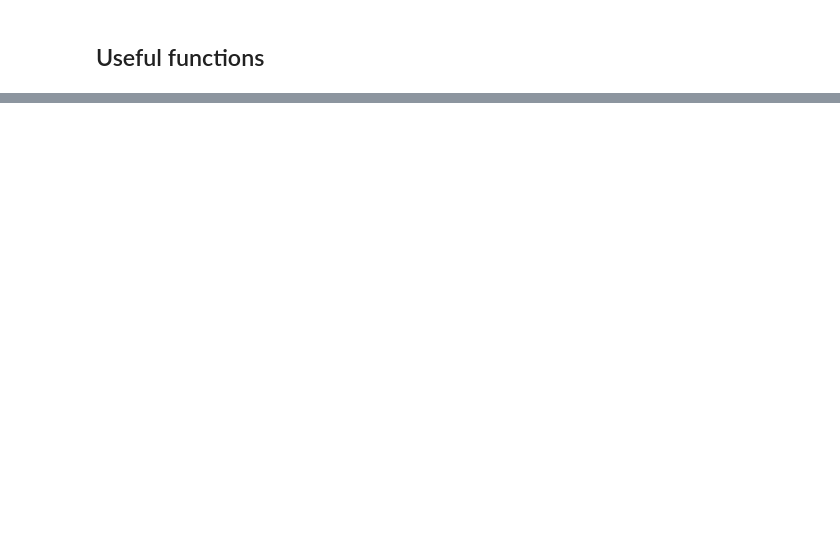
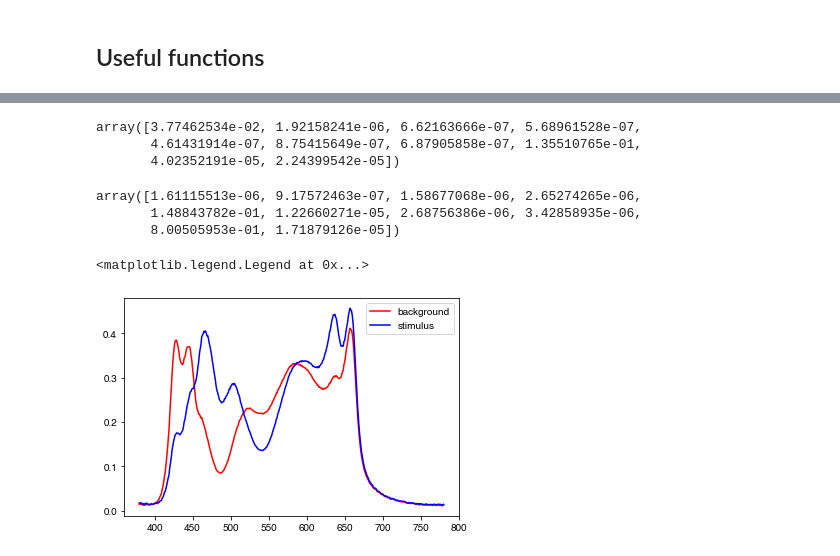
Before and after one commit to PyPlr/cvd_pupillometry, a Jupyter notebook: notebooks/silent_substitution_STLAB.ipynb, the cells around one changed output, grey strips where cells are left out. Cells and saved outputs as stored; diff of their text form; code cells hidden in the pictures; blank space fills up the shorter version.

```diff
--- a/notebooks/silent_substitution_STLAB.ipynb
+++ b/notebooks/silent_substitution_STLAB.ipynb
@@ -48,0 +59,4 @@ ao
+# %%
+y= d.loc[1]
+x = y.index
+x/4095
@@ -82,13 +128,18 @@ def cone_contrast_calculator(x, d):
                          (smlr2.L-smlr1.L)/smlr1.L])
     return contrast
 # %%
-# Random start
+from scipy.optimize import minimize, Bounds, NonlinearConstraint
+from pyplr.CIE import get_CIES026
+
+
+# random start
 x0 = np.random.rand(1, 20)[0]
-#x0 = es.x
-from scipy.optimize import minimize, Bounds
+bounds = Bounds(np.ones((20))*0, np.ones((20))*1)
 
-# data
-d = cc.aopic
+# aopic from original measurements
+sss = get_CIES026(asdf=True)
+sss.fillna(0, inplace=True)
+d = cc.data.dot(sss)
 
 # Set up the bounds
 bounds = Bounds(np.ones((20))*0, np.ones((20))*1)
@@ -98,11 +149,15 @@ cons = {'type': 'eq',
        'args': (d,)
        }
 
+#def func(x, d):
+#    return pow(cone_contrast_calculator(2, d), 2)
+#nlc = NonlinearConstraint(func, 0,1)
+
 es = minimize(melanopsin_contrast_calculator,
               x0,
               method='trust-constr',
               args=cons['args'],
               constraints=cons,
-              options={'verbose':1, 'maxiter' : 10000},
+              options={'verbose':1, 'maxiter': 20000},
               bounds=bounds)
 # %% [output]
@@ -138,0 +193,15 @@ array([ 1.21934149e-04,  2.92114023e-05, -1.93904808e-05])
+# %%
+low = es.x[0:10]
+high = es.x[10:20]
+# %%
+low
+# %% [output]
+array([3.77462534e-02, 1.92158241e-06, 6.62163666e-07, 5.68961528e-07,
+       4.61431914e-07, 8.75415649e-07, 6.87905858e-07, 1.35510765e-01,
+       4.02352191e-05, 2.24399542e-05])
+# %%
+high
+# %% [output]
+array([1.61115513e-06, 9.17572463e-07, 1.58677068e-06, 2.65274265e-06,
+       1.48843782e-01, 1.22660271e-05, 2.68756386e-06, 3.42858935e-06,
+       8.00505953e-01, 1.71879126e-05])
@@ -138,0 +211,17 @@ array([ 1.21934149e-04,  2.92114023e-05, -1.93904808e-05])
+# %%
+low_spec = np.zeros(401)
+for led in range(10):
+    low_spec += cc.lkp.loc[(led, 4095)] * low[led]
+
+high_spec = np.zeros(401)
+for led in range(10):
+    high_spec += cc.lkp.loc[(led, 4095)] * high[led]
+
+fig, ax = plt.subplots()
+wls = np.arange(380,781)
+ax.plot(wls, low_spec, c='r', label='background')
+ax.plot(wls, high_spec, c='b', label='stimulus')
+ax.legend()
+# %% [output]
+<matplotlib.legend.Legend at 0x...>
+[figure, added]
```
Also changed, not shown: parts of 19 cells of this notebook, 3 other files.
